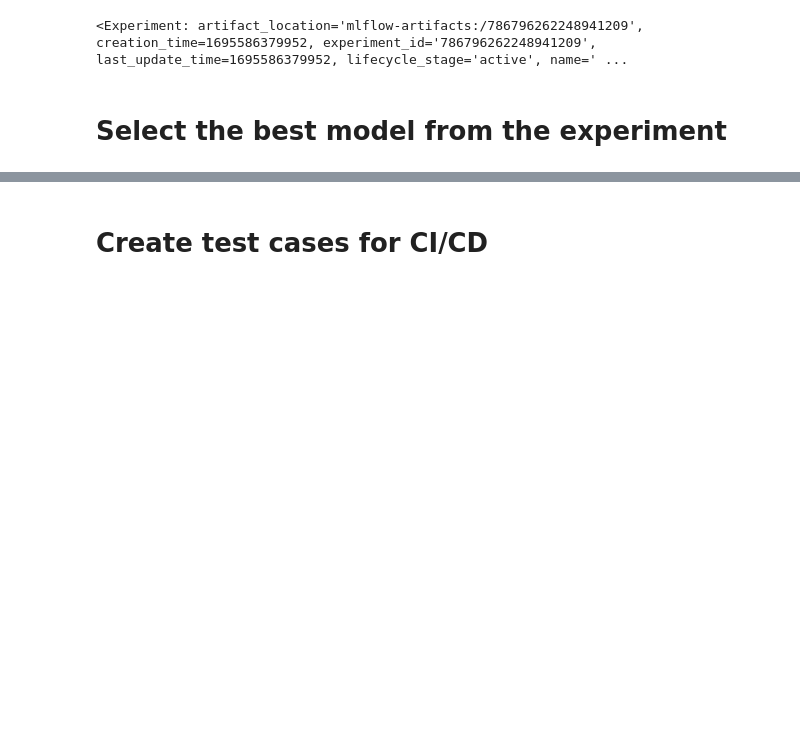
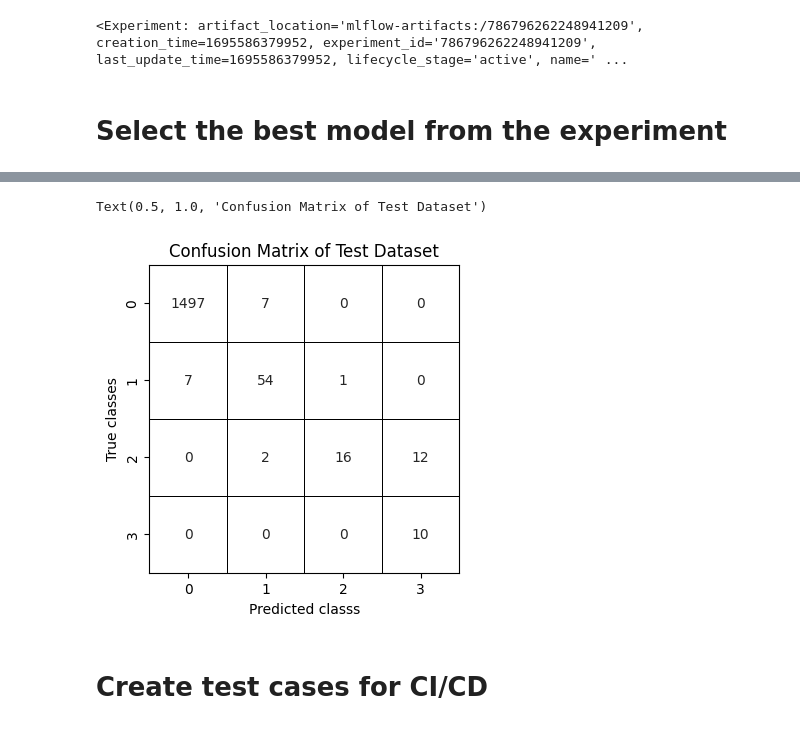
Before and after one commit to thassung/AIT_ml2023_a3, a Jupyter notebook: code/train.ipynb, the cells around one changed output, grey strips where cells are left out. Saved outputs shown, nothing was run; the diff lists cells and outputs as text; code cells hidden in the pictures; blank space fills up the shorter version.

Commit message:
test github actions

```diff
--- a/code/train.ipynb
+++ b/code/train.ipynb
@@ -1469,3 +1512,14 @@ model = mlflow.sklearn.load_model('models:/st124323-a3-model/staging')
+# %%
+from sklearn.metrics import confusion_matrix
+plt.figure(figsize=(4,4))
+sns.heatmap(confusion_matrix(y_test, model.predict(X_test)), annot=True, cmap='gray_r', cbar=False, vmin=1000, vmax=1000, linewidths=0.5, linecolor='k', fmt='g')
+sns.despine(left=False, right=False, top=False, bottom=False)
+plt.xlabel('Predicted classs')
+plt.ylabel('True classes')
+plt.title('Confusion Matrix of Test Dataset')
+# %% [output]
+Text(0.5, 1.0, 'Confusion Matrix of Test Dataset')
+[figure, added]
 # %% [markdown]
 # Create test cases for CI/CD
 # %% [markdown]
```
Also changed, not shown: parts of 20 cells of this notebook, 4 other files.
